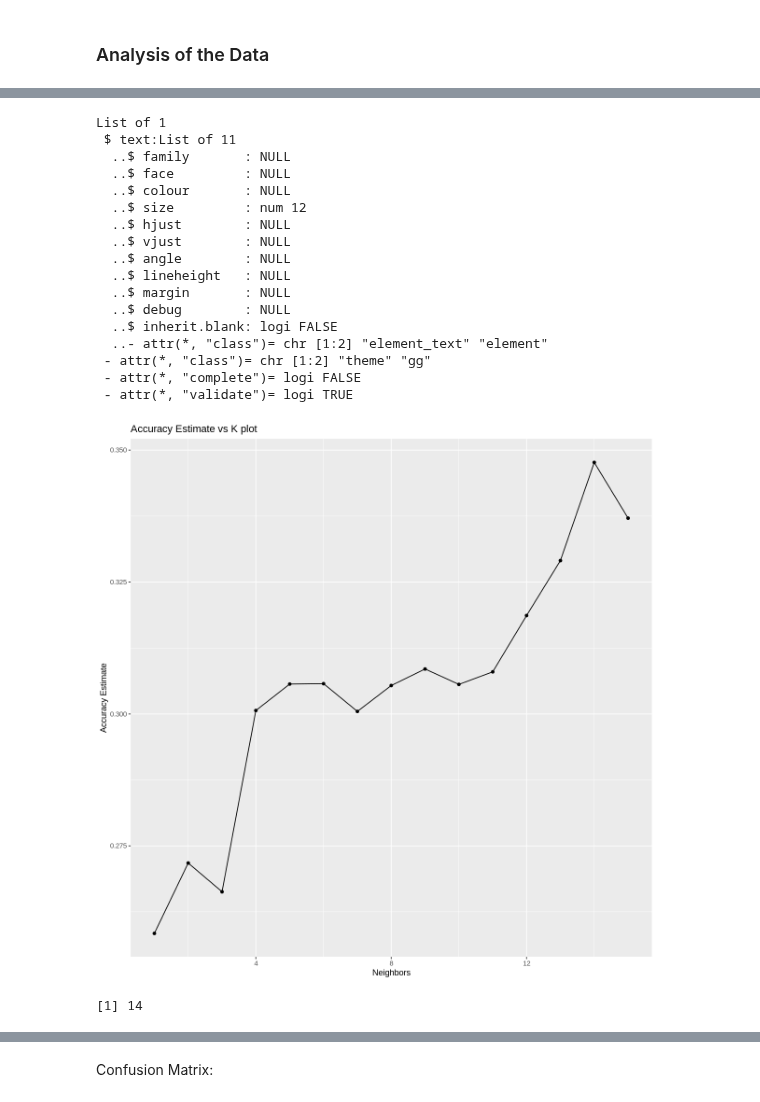
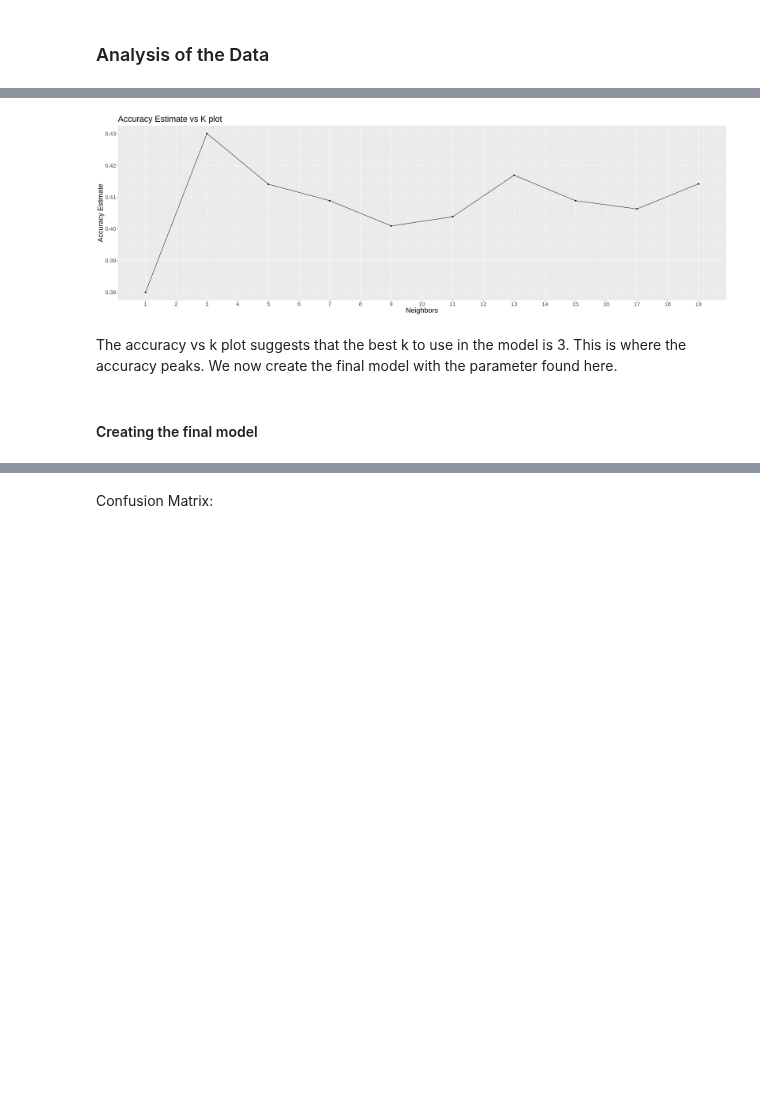
Before and after one commit to sachit-sharma/dsci-100-group-project-group53, a Jupyter notebook: project_report.ipynb, the cells around one changed output, grey strips where cells are left out. Drawn from its saved outputs; the diff is of its cells as text; code cells hidden in the pictures; blank space fills up the shorter version.

```diff
--- a/project_report.ipynb
+++ b/project_report.ipynb
@@ -385,12 +366,11 @@ fs_plot
 # %%
-#Data Preprocessing
 
 #Creating 5 folds for cross validations
 heart_disease_vfold <- vfold_cv(heart_disease_train, v = 5, strata = class)
 
 #Creating the recipe and performing centering, scaling and upsampling.
 
-heart_disease_recipe <- recipe(class ~ trestbps + chol + trestbps + age, data = heart_disease_train) |>
+heart_disease_recipe <- recipe(class ~ thalach + chol + oldspeak + slope, data = heart_disease_train) |>
                         step_center(all_predictors()) |>
                         step_scale(all_predictors())
 
@@ -401,7 +381,7 @@ knn_spec <- nearest_neighbor(weight_func = "rectangular", neighbors = tune()) |>
             set_mode("classification")
 
 #Creating a data frame for k values
-k_vals <- tibble(neighbors = seq(from = 1, to = 15, by = 1))
+k_vals <- tibble(neighbors = seq(from = 1, to = 20, by = 2))
 heart_disease_recipe
 knn_spec
 # %% [output]
@@ -455,40 +430,19 @@ A tibble: 15 × 7
 # %%
 #Visualising the results using an accuracy estimate vs k plot
 accuracy_vs_k <- ggplot(knn_results, aes(x = neighbors, y = mean)) +
   geom_point() +
   geom_line() +
   labs(x = "Neighbors", y = "Accuracy Estimate") +
-  ggtitle("Accuracy Estimate vs K plot")
-  theme(text = element_text(size = 12))
+  ggtitle("Accuracy Estimate vs K plot") +
+  scale_x_continuous(breaks = 1:20) +
+  theme(text = element_text(size = 20))
 accuracy_vs_k
 # %% [output]
-List of 1
- $ text:List of 11
-  ..$ family       : NULL
-  ..$ face         : NULL
-  ..$ colour       : NULL
-  ..$ size         : num 12
-  ..$ hjust        : NULL
-  ..$ vjust        : NULL
-  ..$ angle        : NULL
-  ..$ lineheight   : NULL
-  ..$ margin       : NULL
-  ..$ debug        : NULL
-  ..$ inherit.blank: logi FALSE
-  ..- attr(*, "class")= chr [1:2] "element_text" "element"
- - attr(*, "class")= chr [1:2] "theme" "gg"
- - attr(*, "complete")= logi FALSE
- - attr(*, "validate")= logi TRUE
-[figure, old version]
+[figure, new version]
-# %%
-#Finding the best k
-best_k <- knn_results  |>
-          arrange(mean) |>
-          tail(1) |>
-          pull(neighbors)
-best_k
-# %% [output]
-[1] 14
+# %% [markdown]
+The accuracy vs k plot suggests that the best k to use in the model is 3. This is where the accuracy peaks. We now create the final model with the parameter found here.
+# %% [markdown]
+#### Creating the final model
 # %%
 #Retraining the model with best k
 
```
Also changed, not shown: parts of 34 cells of this notebook.
